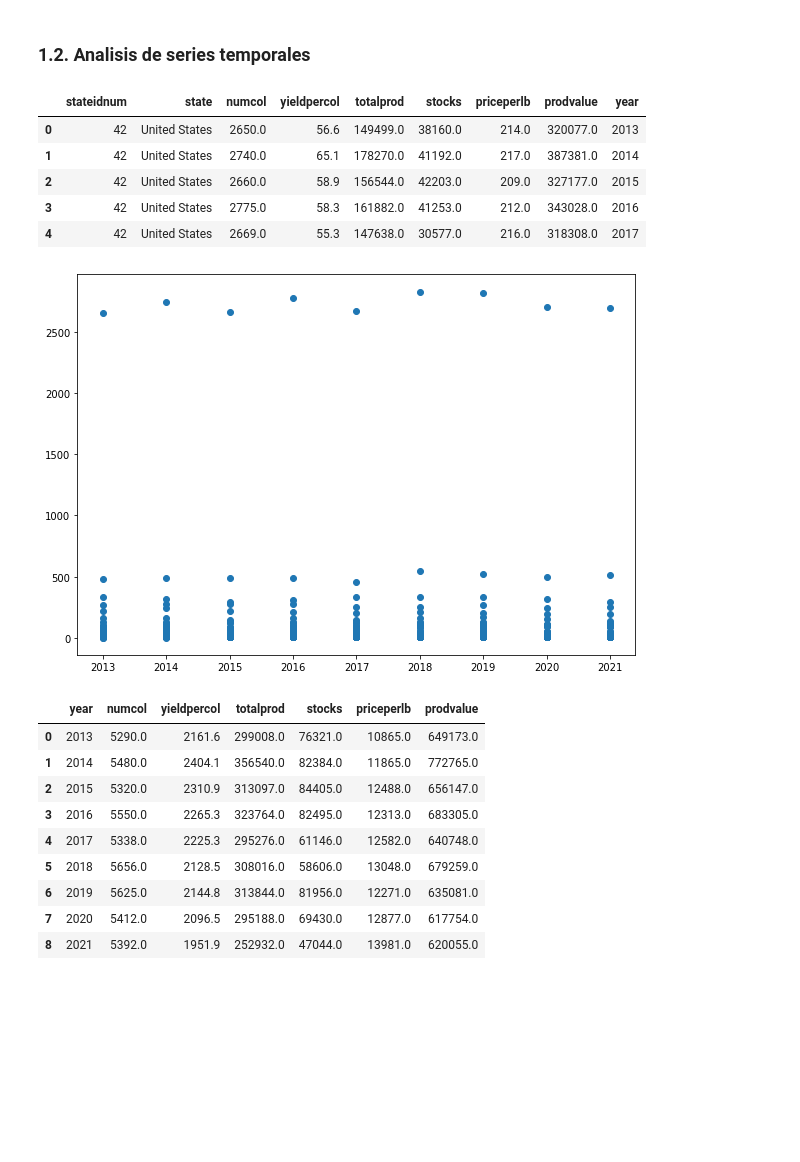
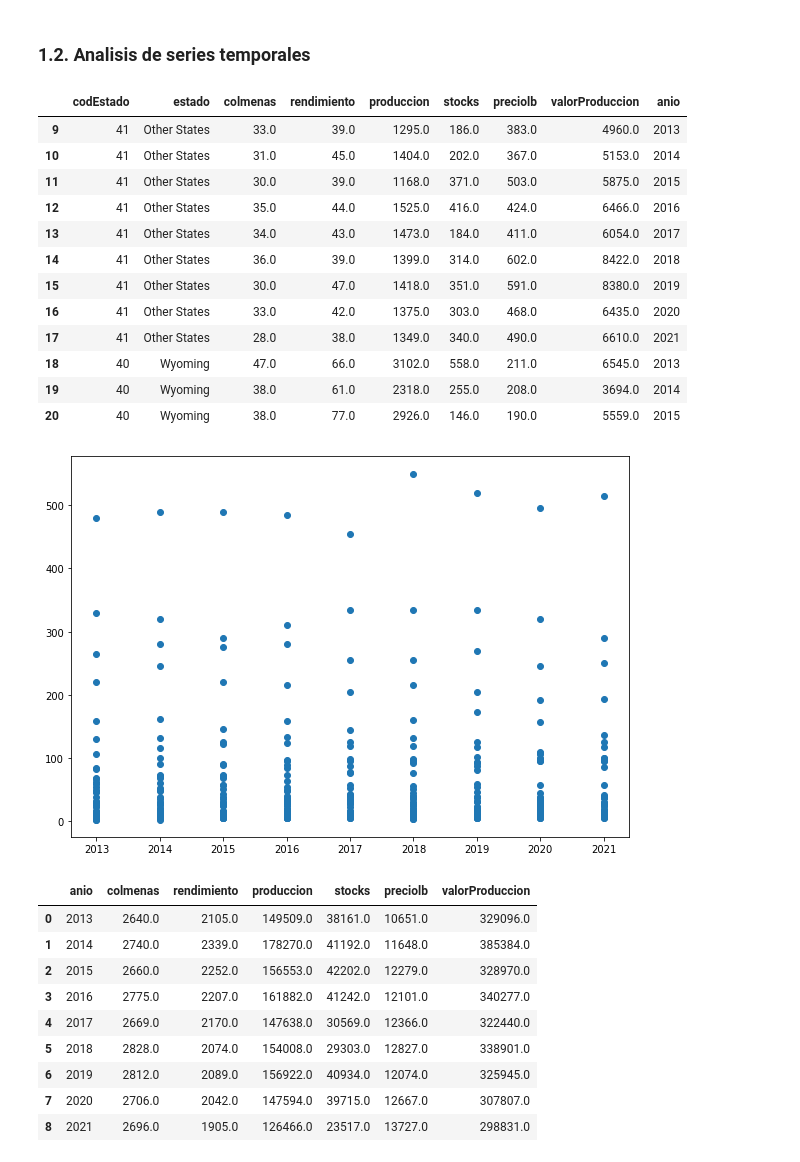
Before and after one commit to Samave02/HoneyTic-, a Jupyter notebook: Honey Production/Honey.ipynb, the cells around one changed output. Drawn from its saved outputs; the diff is of its cells as text; code cells hidden in the pictures; blank space fills up the shorter version.

```diff
--- a/Honey Production/Honey.ipynb
+++ b/Honey Production/Honey.ipynb
@@ -93,4 +93,8 @@ Lectura adicional
 * **Year**: año
 # %%
 df_honey[['year','stateidnum']] = df_honey[['year','stateidnum']].astype(int)
+# %%
+df_honey = df_honey.rename(columns= {'year':'anio','state':'estado','stateidnum':'codEstado','numcol':'colmenas',
+                         'yieldpercol':'rendimiento','totalprod':'produccion','priceperlb':'preciolb',
+                         'prodvalue':'valorProduccion'})
 # %%
@@ -109,0 +116,3 @@ df_honey.head(10)
+# %%
+df_honey = df_honey.loc[df_honey['estado'] != 'United States']
+df_honey.head()
@@ -227,35 +243,42 @@ graficas_numericas('prodvalue')
 # %% [markdown]
 ###  1.2. Analisis de series temporales
 # %%
-df_honey.head()
+df_honey.head(12)
 # %% [output]
-|  | stateidnum | state | numcol | yieldpercol | totalprod | stocks | priceperlb | prodvalue | year |
-| 0 | 42 | United States | 2650.0 | 56.6 | 149499.0 | 38160.0 | 214.0 | 320077.0 | 2013 |
-| 1 | 42 | United States | 2740.0 | 65.1 | 178270.0 | 41192.0 | 217.0 | 387381.0 | 2014 |
-| 2 | 42 | United States | 2660.0 | 58.9 | 156544.0 | 42203.0 | 209.0 | 327177.0 | 2015 |
-| 3 | 42 | United States | 2775.0 | 58.3 | 161882.0 | 41253.0 | 212.0 | 343028.0 | 2016 |
-| 4 | 42 | United States | 2669.0 | 55.3 | 147638.0 | 30577.0 | 216.0 | 318308.0 | 2017 |
+|  | codEstado | estado | colmenas | rendimiento | produccion | stocks | preciolb | valorProduccion | anio |
+| 9 | 41 | Other States | 33.0 | 39.0 | 1295.0 | 186.0 | 383.0 | 4960.0 | 2013 |
+| 10 | 41 | Other States | 31.0 | 45.0 | 1404.0 | 202.0 | 367.0 | 5153.0 | 2014 |
+| 11 | 41 | Other States | 30.0 | 39.0 | 1168.0 | 371.0 | 503.0 | 5875.0 | 2015 |
+| 12 | 41 | Other States | 35.0 | 44.0 | 1525.0 | 416.0 | 424.0 | 6466.0 | 2016 |
+| 13 | 41 | Other States | 34.0 | 43.0 | 1473.0 | 184.0 | 411.0 | 6054.0 | 2017 |
+| 14 | 41 | Other States | 36.0 | 39.0 | 1399.0 | 314.0 | 602.0 | 8422.0 | 2018 |
+| 15 | 41 | Other States | 30.0 | 47.0 | 1418.0 | 351.0 | 591.0 | 8380.0 | 2019 |
+| 16 | 41 | Other States | 33.0 | 42.0 | 1375.0 | 303.0 | 468.0 | 6435.0 | 2020 |
+| 17 | 41 | Other States | 28.0 | 38.0 | 1349.0 | 340.0 | 490.0 | 6610.0 | 2021 |
+| 18 | 40 | Wyoming | 47.0 | 66.0 | 3102.0 | 558.0 | 211.0 | 6545.0 | 2013 |
+| 19 | 40 | Wyoming | 38.0 | 61.0 | 2318.0 | 255.0 | 208.0 | 3694.0 | 2014 |
+| 20 | 40 | Wyoming | 38.0 | 77.0 | 2926.0 | 146.0 | 190.0 | 5559.0 | 2015 |
 # %%
 plt.figure(figsize=(10,7))
-plt.scatter(df_honey['year'],df_honey['numcol'])
+plt.scatter(df_honey['anio'],df_honey['colmenas'])
 plt.show()
 # %% [output]
-[figure, old version]
+[figure, new version]
 # %%
-df_honey_agrupado = df_honey.groupby('year')['numcol', 'yieldpercol', 'totalprod', 'stocks',
-                                            'priceperlb','prodvalue'].sum().reset_index()
+df_honey_agrupado = df_honey.groupby('anio')['colmenas', 'rendimiento', 'produccion',
+                                            'stocks', 'preciolb', 'valorProduccion'].sum().reset_index()
 df_honey_agrupado
 # %% [output]
-|  | year | numcol | yieldpercol | totalprod | stocks | priceperlb | prodvalue |
-| 0 | 2013 | 5290.0 | 2161.6 | 299008.0 | 76321.0 | 10865.0 | 649173.0 |
-| 1 | 2014 | 5480.0 | 2404.1 | 356540.0 | 82384.0 | 11865.0 | 772765.0 |
-| 2 | 2015 | 5320.0 | 2310.9 | 313097.0 | 84405.0 | 12488.0 | 656147.0 |
-| 3 | 2016 | 5550.0 | 2265.3 | 323764.0 | 82495.0 | 12313.0 | 683305.0 |
-| 4 | 2017 | 5338.0 | 2225.3 | 295276.0 | 61146.0 | 12582.0 | 640748.0 |
-| 5 | 2018 | 5656.0 | 2128.5 | 308016.0 | 58606.0 | 13048.0 | 679259.0 |
-| 6 | 2019 | 5625.0 | 2144.8 | 313844.0 | 81956.0 | 12271.0 | 635081.0 |
-| 7 | 2020 | 5412.0 | 2096.5 | 295188.0 | 69430.0 | 12877.0 | 617754.0 |
-| 8 | 2021 | 5392.0 | 1951.9 | 252932.0 | 47044.0 | 13981.0 | 620055.0 |
+|  | anio | colmenas | rendimiento | produccion | stocks | preciolb | valorProduccion |
+| 0 | 2013 | 2640.0 | 2105.0 | 149509.0 | 38161.0 | 10651.0 | 329096.0 |
+| 1 | 2014 | 2740.0 | 2339.0 | 178270.0 | 41192.0 | 11648.0 | 385384.0 |
+| 2 | 2015 | 2660.0 | 2252.0 | 156553.0 | 42202.0 | 12279.0 | 328970.0 |
+| 3 | 2016 | 2775.0 | 2207.0 | 161882.0 | 41242.0 | 12101.0 | 340277.0 |
+| 4 | 2017 | 2669.0 | 2170.0 | 147638.0 | 30569.0 | 12366.0 | 322440.0 |
+| 5 | 2018 | 2828.0 | 2074.0 | 154008.0 | 29303.0 | 12827.0 | 338901.0 |
+| 6 | 2019 | 2812.0 | 2089.0 | 156922.0 | 40934.0 | 12074.0 | 325945.0 |
+| 7 | 2020 | 2706.0 | 2042.0 | 147594.0 | 39715.0 | 12667.0 | 307807.0 |
+| 8 | 2021 | 2696.0 | 1905.0 | 126466.0 | 23517.0 | 13727.0 | 298831.0 |
 # %%
 def serie(variable):
     fig,ax = plt.subplots(nrows=1,ncols=2,figsize=(13,4))
```
Also changed, not shown: parts of 17 cells of this notebook, 2 other files.
